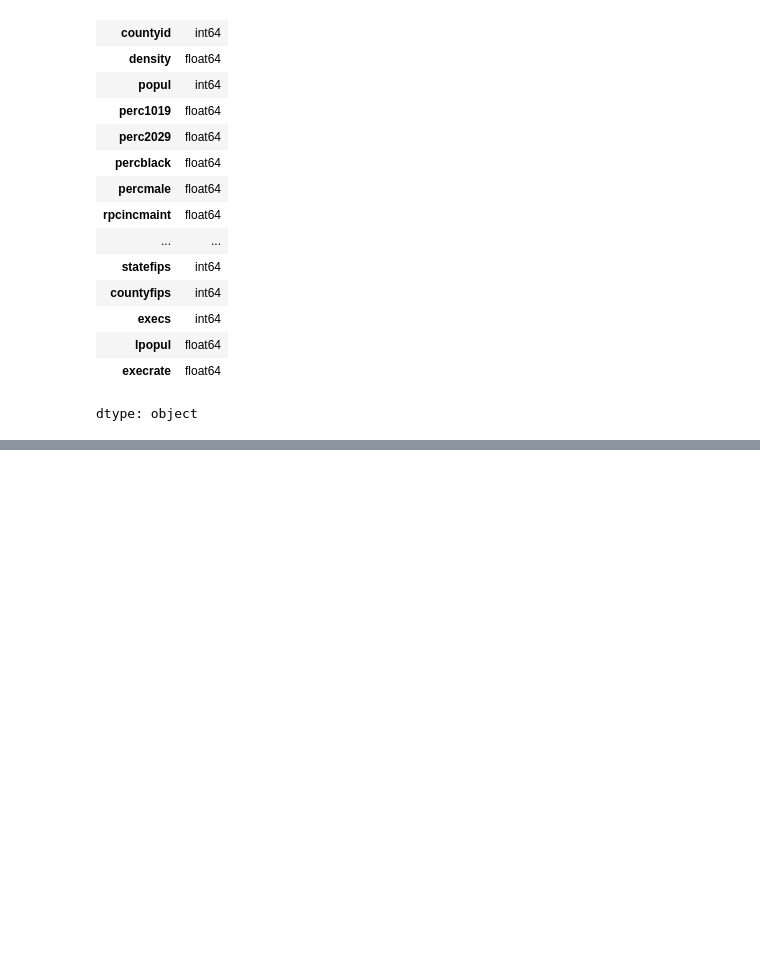
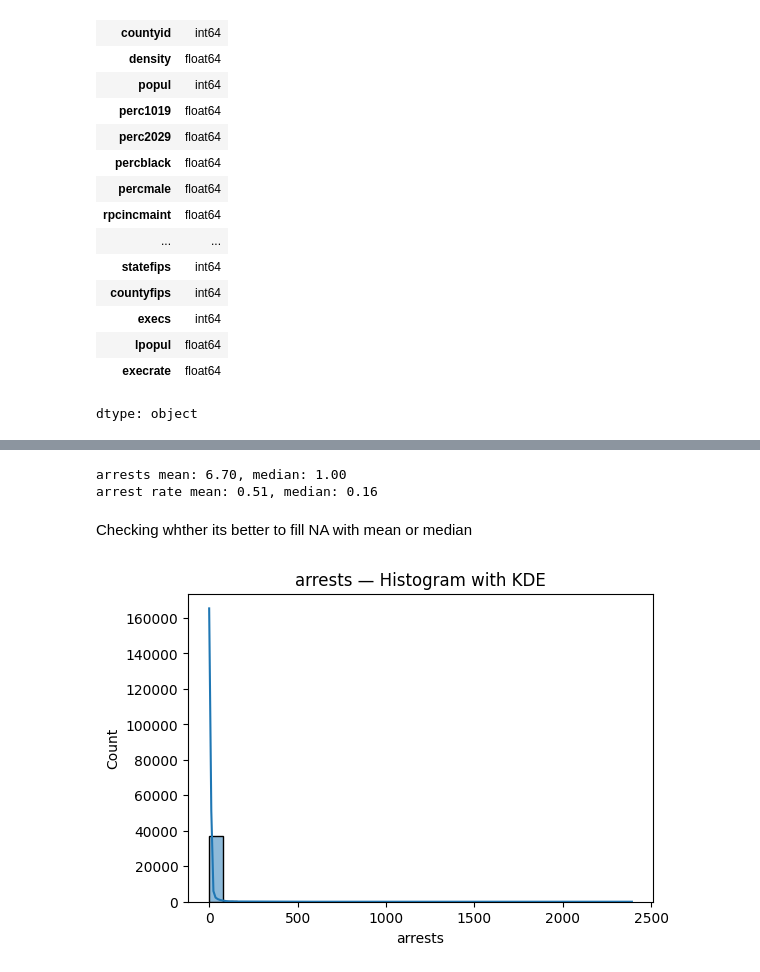
Before and after one commit to taroshima/22bds0246_EDA, a Jupyter notebook: 22BDS0246.ipynb, the cells around one changed output, grey strips where cells are left out. Drawn from its saved outputs; the diff is of its cells as text; code cells hidden in the pictures; blank space fills up the shorter version.

Commit message:
Added further analysis, plots, removal of null values and checked for duplicates

```diff
--- a/22BDS0246.ipynb
+++ b/22BDS0246.ipynb
@@ -92,3 +99,29 @@ df.isna().sum()
 | lpopul | 0 |
 | execrate | 0 |
 dtype: int64
+# %%
+mean_arrests = df["arrests"].mean(skipna=True)
+median_arrests = df["arrests"].median(skipna=True)
+
+mean_arrestrate = df["arrestrate"].mean(skipna=True)
+median_arrestrate = df["arrestrate"].median(skipna=True)
+
+print(f"arrests mean: {mean_arrests:.2f}, median: {median_arrests:.2f}")
+print(f"arrest rate mean: {mean_arrestrate:.2f}, median: {median_arrestrate:.2f}")
+# %% [output]
+arrests mean: 6.70, median: 1.00
+arrest rate mean: 0.51, median: 0.16
+# %% [markdown]
+Checking whther its better to fill NA with mean or median
+# %%
+import seaborn as sns
+import matplotlib.pyplot as plt
+
+plt.figure(figsize=(6,4))
+sns.histplot(df["arrests"], kde=True, bins=30)
+plt.title("arrests — Histogram with KDE")
+plt.xlabel("arrests")
+plt.ylabel("Count")
+plt.show()
+# %% [output]
+[figure, added]
```
Also changed, not shown: parts of 12 cells of this notebook.
